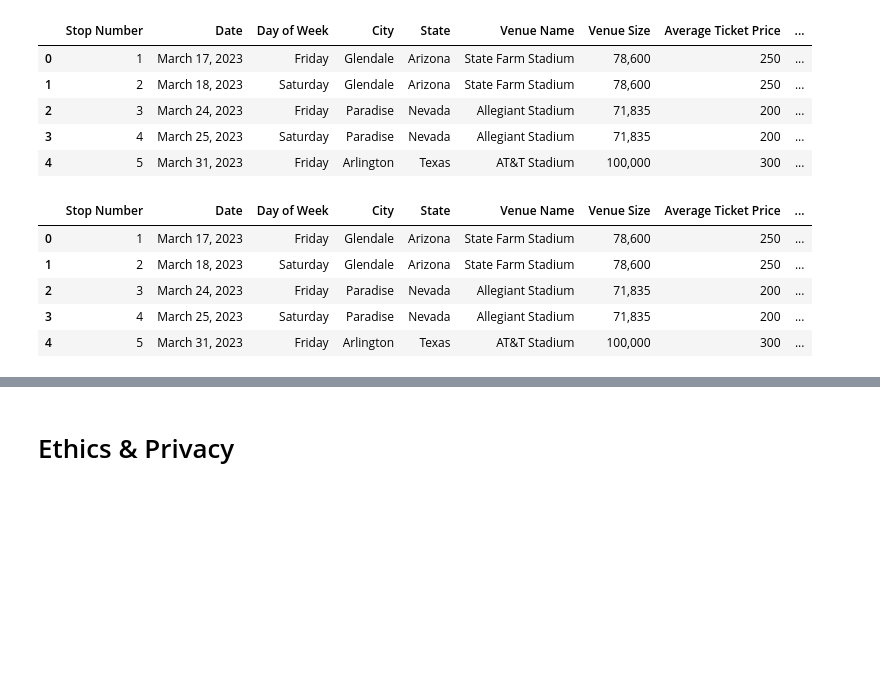
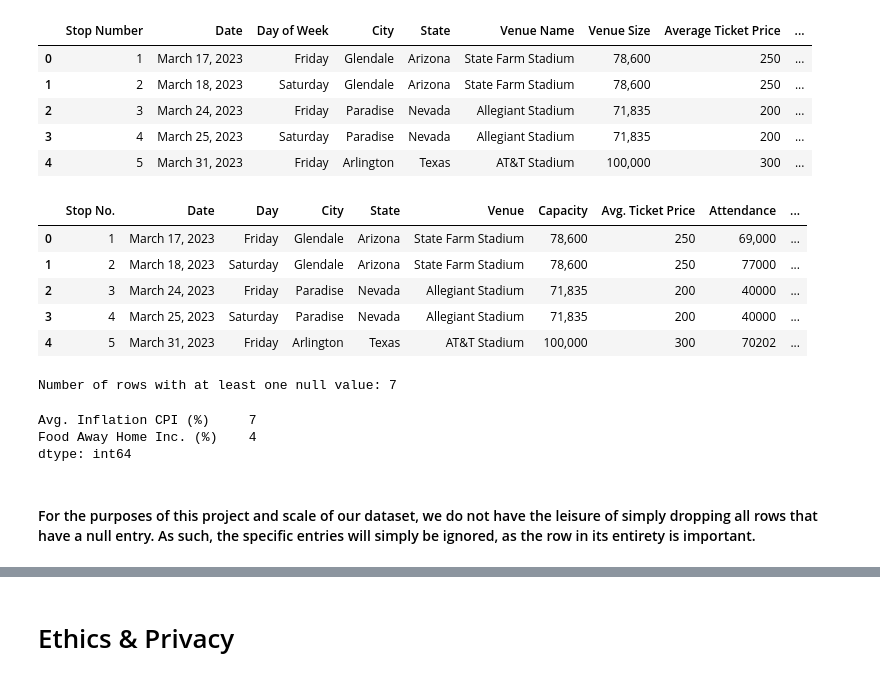
Before and after one commit to AnikAlam/AnikAlam_COGS108_EDA, a Jupyter notebook: EDACheckpoint_group065.ipynb, the cells around one changed output, grey strips where cells are left out. Saved outputs shown, nothing was run; the diff lists cells and outputs as text; code cells hidden in the pictures; blank space fills up the shorter version.

Commit message:
update with first dataset

```diff
--- a/EDACheckpoint_group065.ipynb
+++ b/EDACheckpoint_group065.ipynb
@@ -93,16 +95,50 @@ eras_df.head()
 | 2 | 3 | March 24, 2023 | Friday | Paradise | Nevada | Allegiant Stadium | 71,835 | 200 | ... |
 | 3 | 4 | March 25, 2023 | Saturday | Paradise | Nevada | Allegiant Stadium | 71,835 | 200 | ... |
 | 4 | 5 | March 31, 2023 | Friday | Arlington | Texas | AT&T Stadium | 100,000 | 300 | ... |
-# %%
-# Slice original dataframe to only include properly filled-out columns
-
-eras_df = eras_df.iloc[:, :11]
-eras_df.head()
-# %% [output]
-|  | Stop Number | Date | Day of Week | City | State | Venue Name | Venue Size | Average Ticket Price | ... |
-| 0 | 1 | March 17, 2023 | Friday | Glendale | Arizona | State Farm Stadium | 78,600 | 250 | ... |
-| 1 | 2 | March 18, 2023 | Saturday | Glendale | Arizona | State Farm Stadium | 78,600 | 250 | ... |
-| 2 | 3 | March 24, 2023 | Friday | Paradise | Nevada | Allegiant Stadium | 71,835 | 200 | ... |
-| 3 | 4 | March 25, 2023 | Saturday | Paradise | Nevada | Allegiant Stadium | 71,835 | 200 | ... |
-| 4 | 5 | March 31, 2023 | Friday | Arlington | Texas | AT&T Stadium | 100,000 | 300 | ... |
+# %%
+# Rename columns for conciseness
+
+eras_df.rename(columns={
+    'Stop Number': 'Stop No.',
+    'Date': 'Date',
+    'Day of Week': 'Day',
+    'City': 'City',
+    'State': 'State',
+    'Venue Name': 'Venue',
+    'Venue Size': 'Capacity',
+    'Average Ticket Price': 'Avg. Ticket Price',
+    'Concert Attendance': 'Attendance',
+    'Avg. Hospitality Price Pre-Swift': 'Pre-Swift Hosp. Price',
+    'Avg. Hospitality Price Post-Swift': 'Post-Swift Hosp. Price',
+    'Average Leisure & Hospitality Gains (in thousands)': 'Avg. Hosp. Gains (000s)',
+    'Average Inflation noted in CPI(%)': 'Avg. Inflation CPI (%)',
+    'Food Away From Home Percent Increase(%)': 'Food Away Home Inc. (%)'
+}, inplace=True)
+eras_df.head()
+# %% [output]
+|  | Stop No. | Date | Day | City | State | Venue | Capacity | Avg. Ticket Price | Attendance | ... |
+| 0 | 1 | March 17, 2023 | Friday | Glendale | Arizona | State Farm Stadium | 78,600 | 250 | 69,000 | ... |
+| 1 | 2 | March 18, 2023 | Saturday | Glendale | Arizona | State Farm Stadium | 78,600 | 250 | 77000 | ... |
+| 2 | 3 | March 24, 2023 | Friday | Paradise | Nevada | Allegiant Stadium | 71,835 | 200 | 40000 | ... |
+| 3 | 4 | March 25, 2023 | Saturday | Paradise | Nevada | Allegiant Stadium | 71,835 | 200 | 40000 | ... |
+| 4 | 5 | March 31, 2023 | Friday | Arlington | Texas | AT&T Stadium | 100,000 | 300 | 70202 | ... |
+# %%
+# Check for any rows with null values
+
+rows_with_null = eras_df.isnull().any(axis=1).sum()
+print('Number of rows with at least one null value: ' + str(rows_with_null))
+# %% [output]
+Number of rows with at least one null value: 7
+# %%
+# Since we know that there exists null values in this dataset, we are interested in figuring out what columns they belong to.
+
+null_columns = eras_df.isnull().sum()
+null_columns = null_columns[null_columns > 0]
+null_columns
+# %% [output]
+Avg. Inflation CPI (%)     7
+Food Away Home Inc. (%)    4
+dtype: int64
+# %% [markdown]
+#### For the purposes of this project and scale of our dataset, we do not have the leisure of simply dropping all rows that have a null entry. As such, the specific entries will simply be ignored, as the row in its entirety is important.
 # %%
```
Also changed, not shown: parts of 13 cells of this notebook.
